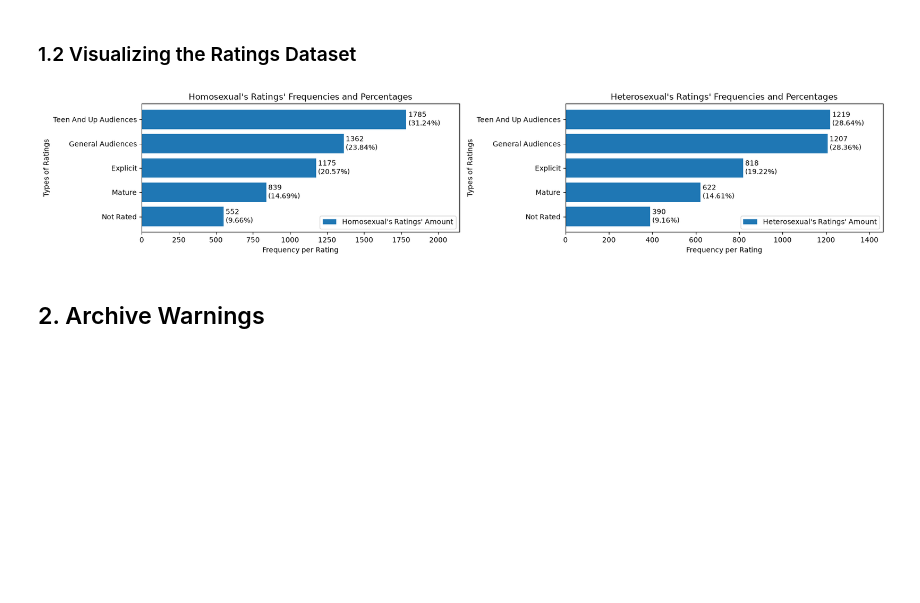
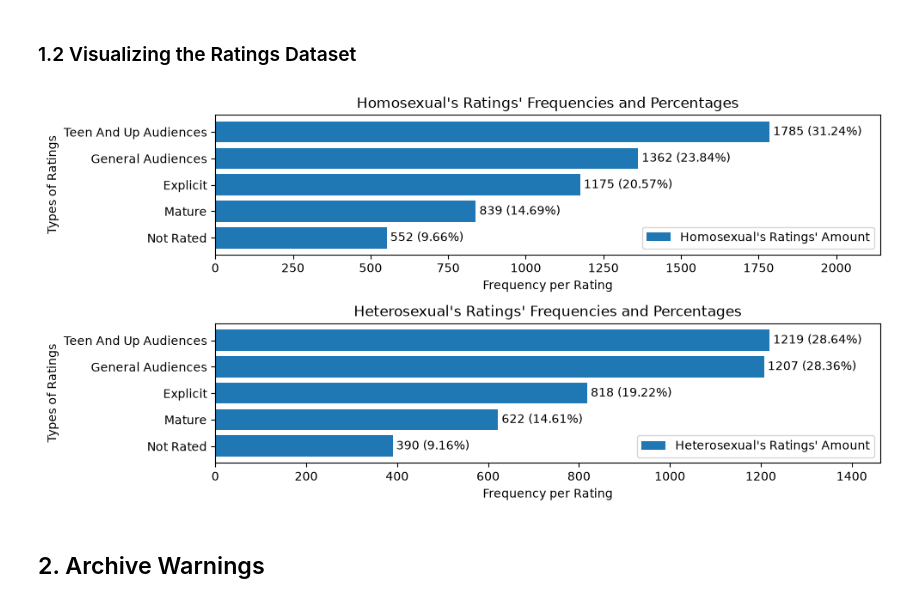
Before and after one commit to Cameron-Meinsma/ma_dh_thesis_v2, a Jupyter notebook: main_rq.ipynb, the cells around one changed output. Drawn from its saved outputs; the diff is of its cells as text; code cells hidden in the pictures; blank space fills up the shorter version.

Commit message:
Visualized the dataframes

```diff
--- a/main_rq.ipynb
+++ b/main_rq.ipynb
@@ -8,3 +8,5 @@ import polars as pl
 import pandas as pd
 import numpy as np
 import matplotlib.pyplot as plt
+# %%
+pl.Config.set_fmt_str_lengths(10000)
@@ -98,61 +105,61 @@ Homosexual Ratings Amount: shape: (5, 3)
 # %% [markdown]
 ### 1.2 Visualizing the Ratings Dataset
 # %%
-N = len(df_aw_ff_mm["Rating"]) # Amount of groups
+N = len(df_ratings_ff_mm["Rating"]) # Amount of groups
 width = 0.8 # Width of the bars
 ind = np.arange(N) # Position of the bars on x-axis
 
-fig, ax = plt.subplots(1, 2, figsize=(17, 3.5)) # Set figure size
+fig, ax = plt.subplots(2, 1, figsize=(10, 5)) # Set figure size
 
 # Plot a horizontal bar plot
-p1 = ax[0].barh(ind, df_aw_ff_mm["Homosexual Freq"], width, label="Homosexual's Ratings' Amount")
-p2 = ax[1].barh(ind, df_aw_fm["Heterosexual Freq"], width, label="Heterosexual's Ratings' Amount")
+p1 = ax[0].barh(ind, df_ratings_ff_mm["Homosexual Freq"], width, label="Homosexual's Ratings' Amount")
+p2 = ax[1].barh(ind, df_ratings_fm["Heterosexual Freq"], width, label="Heterosexual's Ratings' Amount")
 
 # Combine the Frequencies and %
 ff_mm_labels = [
-    f"{freq}\n({pct:.2f}%)"
+    f"{freq} ({pct:.2f}%)"
     for freq, pct in zip(
-        df_aw_ff_mm["Homosexual Freq"],
-        df_aw_ff_mm["Homosexual %"]
+        df_ratings_ff_mm["Homosexual Freq"],
+        df_ratings_ff_mm["Homosexual %"]
     )
 ]
 
 fm_labels = [
-    f"{freq}\n({pct:.2f}%)"
+    f"{freq} ({pct:.2f}%)"
     for freq, pct in zip(
-        df_aw_fm["Heterosexual Freq"],
-        df_aw_fm["Heterosexual %"]
+        df_ratings_fm["Heterosexual Freq"],
+        df_ratings_fm["Heterosexual %"]
     )
 ]
 
 #labels
 ax[0].yaxis.set_inverted(True)  # arrange data from top to bottom
 ax[0].set_xlabel('Frequency per Rating')
 ax[0].set_title('Homosexual\'s Ratings\' Frequencies and Percentages')
 ax[0].set_ylabel('Types of Ratings')
 ax[0].set_yticks(ind)
-ax[0].set_yticklabels(df_aw_ff_mm['Rating'])
+ax[0].set_yticklabels(df_ratings_ff_mm['Rating'])
 ax[0].legend(loc='best')
 
 ax[1].yaxis.set_inverted(True)  # arrange data from top to bottom
 ax[1].set_xlabel('Frequency per Rating')
 ax[1].set_title('Heterosexual\'s Ratings\' Frequencies and Percentages')
 ax[1].set_ylabel('Types of Ratings')
 ax[1].set_yticks(ind)
-ax[1].set_yticklabels(df_aw_fm['Rating'])
+ax[1].set_yticklabels(df_ratings_fm['Rating'])
 ax[1].legend(loc='best')
 
 ax[0].bar_label(p1, labels=ff_mm_labels, padding=3)
 ax[1].bar_label(p2, labels=fm_labels, padding=3)
 
 # Add space for the labels
-ax[0].set_xlim(right=df_aw_ff_mm["Homosexual Freq"].max() * 1.20)
-ax[1].set_xlim(right=df_aw_fm["Heterosexual Freq"].max() * 1.20)
+ax[0].set_xlim(right=df_ratings_ff_mm["Homosexual Freq"].max() * 1.20)
+ax[1].set_xlim(right=df_ratings_fm["Heterosexual Freq"].max() * 1.20)
 
 plt.tight_layout()
 plt.show()
 # %% [output]
-[figure, old version]
+[figure, new version]
 # %% [markdown]
 ## 2. Archive Warnings
 # %% [markdown]
```
Also changed, not shown: parts of 8 cells of this notebook.
